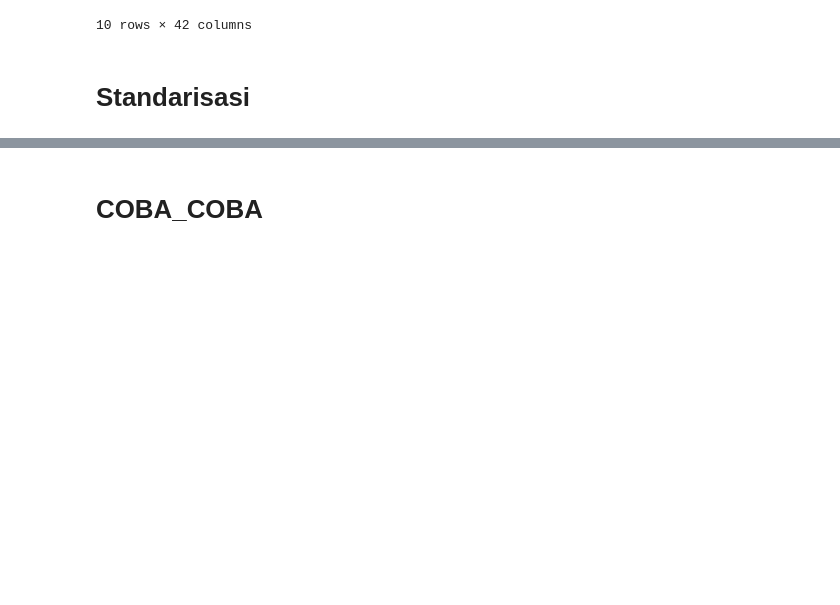
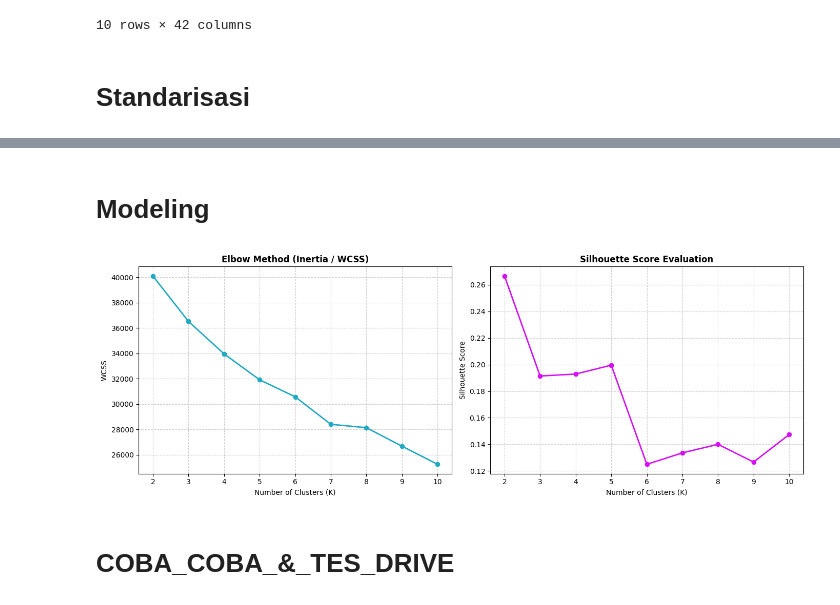
Before and after one commit to raqiwardhana/rakamin02, a Jupyter notebook: Predict Customer Personality to Boost Marketing Campaign by Using Machine Learning/Conversion_Rate - Copy.ipynb, the cells around one changed output, grey strips where cells are left out. Saved outputs shown, nothing was run; the diff lists cells and outputs as text; code cells hidden in the pictures; blank space fills up the shorter version.

```diff
--- a/Predict Customer Personality to Boost Marketing Campaign by Using Machine Learning/Conversion_Rate - Copy.ipynb
+++ b/Predict Customer Personality to Boost Marketing Campaign by Using Machine Learning/Conversion_Rate - Copy.ipynb
@@ -322,3 +325,39 @@ df.sample(10)
 10 rows × 42 columns
+# %% [markdown]
+# Modeling
+# %%
+# KMean clustering (2-10)
+k_range = range(2, 11)
+wcss = []
+silhouette_scores = []
+
+for k in k_range:
+    kmeans = KMeans(n_clusters=k, random_state=42, n_init=10)
+    labels = kmeans.fit_predict(df[numeric_cols])
+
+    wcss.append(kmeans.inertia_)
+    silhouette_scores.append(silhouette_score(df[numeric_cols], labels))
+
+# 4. Visualisasi
+fig, (ax1, ax2) = plt.subplots(1, 2, figsize=(14, 5))
+
+#Elbow Curve
+ax1.plot(k_range, wcss, 'o-', color="#1fa9c2", linewidth=2)
+ax1.set_title('Elbow Method (Inertia / WCSS)', fontweight='bold')
+ax1.set_xlabel('Number of Clusters (K)')
+ax1.set_ylabel('WCSS')
+ax1.grid(True, linestyle='--', alpha=0.6)
+
+#Silhouette Score
+ax2.plot(k_range, silhouette_scores, 'o-', color="#d60ff5", linewidth=2)
+ax2.set_title('Silhouette Score Evaluation', fontweight='bold')
+ax2.set_xlabel('Number of Clusters (K)')
+ax2.set_ylabel('Silhouette Score')
+ax2.grid(True, linestyle='--', alpha=0.6)
+
+plt.tight_layout()
+plt.show()
+# %% [output]
+[figure, added]
 # %% [markdown]
-# COBA_COBA
+# COBA_COBA_&_TES_DRIVE
```
Also changed, not shown: parts of 6 cells of this notebook.
